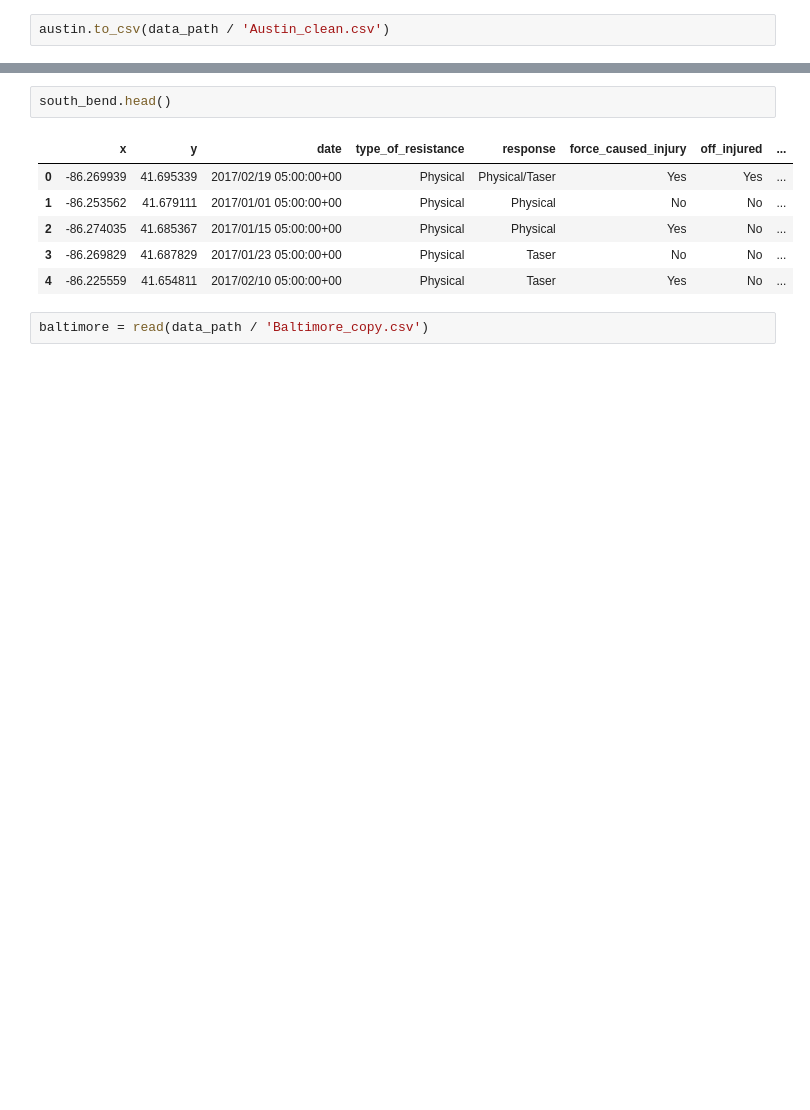
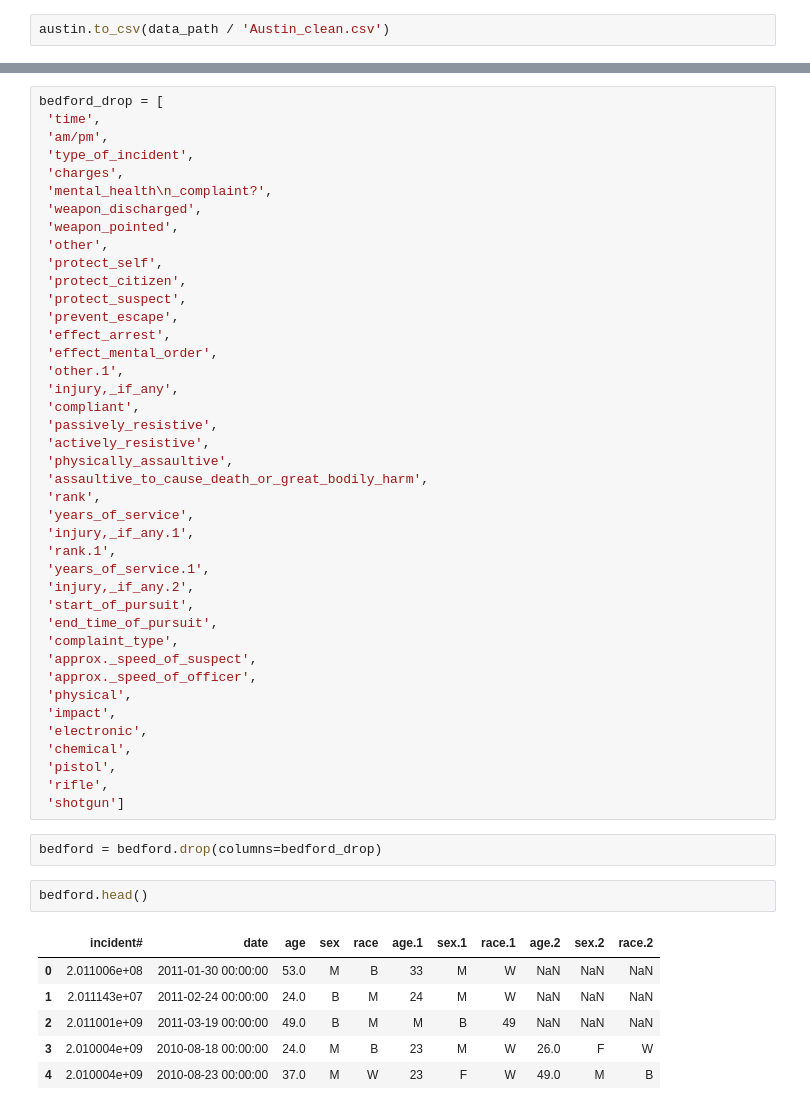
Before and after one commit to BloomTech-Labs/human-rights-first-ds-d, a Jupyter notebook: data/raw/to_merge/Untitled.ipynb, the cells around one changed output, grey strips where cells are left out. Drawn from its saved outputs; the diff is of its cells as text; blank space fills up the shorter version.

```diff
--- a/data/raw/to_merge/Untitled.ipynb
+++ b/data/raw/to_merge/Untitled.ipynb
@@ -102,11 +205,52 @@ south_bend.to_csv(data_path / 'south_bend_clean.csv')
+# %%
+bedford_drop = [
+ 'time',
+ 'am/pm',
+ 'type_of_incident',
+ 'charges',
+ 'mental_health\n_complaint?',
+ 'weapon_discharged',
+ 'weapon_pointed',
+ 'other',
+ 'protect_self',
+ 'protect_citizen',
+ 'protect_suspect',
+ 'prevent_escape',
+ 'effect_arrest',
+ 'effect_mental_order',
+ 'other.1',
+ 'injury,_if_any',
+ 'compliant',
+ 'passively_resistive',
+ 'actively_resistive',
+ 'physically_assaultive',
+ 'assaultive_to_cause_death_or_great_bodily_harm',
+ 'rank',
+ 'years_of_service',
+ 'injury,_if_any.1',
+ 'rank.1',
+ 'years_of_service.1',
+ 'injury,_if_any.2',
+ 'start_of_pursuit',
+ 'end_time_of_pursuit',
+ 'complaint_type',
+ 'approx._speed_of_suspect',
+ 'approx._speed_of_officer',
+ 'physical',
+ 'impact',
+ 'electronic',
+ 'chemical',
+ 'pistol',
+ 'rifle',
+ 'shotgun']
+# %%
+bedford = bedford.drop(columns=bedford_drop)
 # %%
-south_bend.head()
+bedford.head()
 # %% [output]
-|  | x | y | date | type_of_resistance | response | force_caused_injury | off_injured | ... |
-| 0 | -86.269939 | 41.695339 | 2017/02/19 05:00:00+00 | Physical | Physical/Taser | Yes | Yes | ... |
-| 1 | -86.253562 | 41.679111 | 2017/01/01 05:00:00+00 | Physical | Physical | No | No | ... |
-| 2 | -86.274035 | 41.685367 | 2017/01/15 05:00:00+00 | Physical | Physical | Yes | No | ... |
-| 3 | -86.269829 | 41.687829 | 2017/01/23 05:00:00+00 | Physical | Taser | No | No | ... |
-| 4 | -86.225559 | 41.654811 | 2017/02/10 05:00:00+00 | Physical | Taser | Yes | No | ... |
+|  | incident# | date | age | sex | race | age.1 | sex.1 | race.1 | age.2 | sex.2 | race.2 |
+| 0 | 2.011006e+08 | 2011-01-30 00:00:00 | 53.0 | M | B | 33 | M | W | NaN | NaN | NaN |
+| 1 | 2.011143e+07 | 2011-02-24 00:00:00 | 24.0 | B | M | 24 | M | W | NaN | NaN | NaN |
+| 2 | 2.011001e+09 | 2011-03-19 00:00:00 | 49.0 | B | M | M | B | 49 | NaN | NaN | NaN |
+| 3 | 2.010004e+09 | 2010-08-18 00:00:00 | 24.0 | M | B | 23 | M | W | 26.0 | F | W |
+| 4 | 2.010004e+09 | 2010-08-23 00:00:00 | 37.0 | M | W | 23 | F | W | 49.0 | M | B |
-# %%
-baltimore = read(data_path / 'Baltimore_copy.csv')
```
Also changed, not shown: parts of 132 cells of this notebook, 19 other files.
